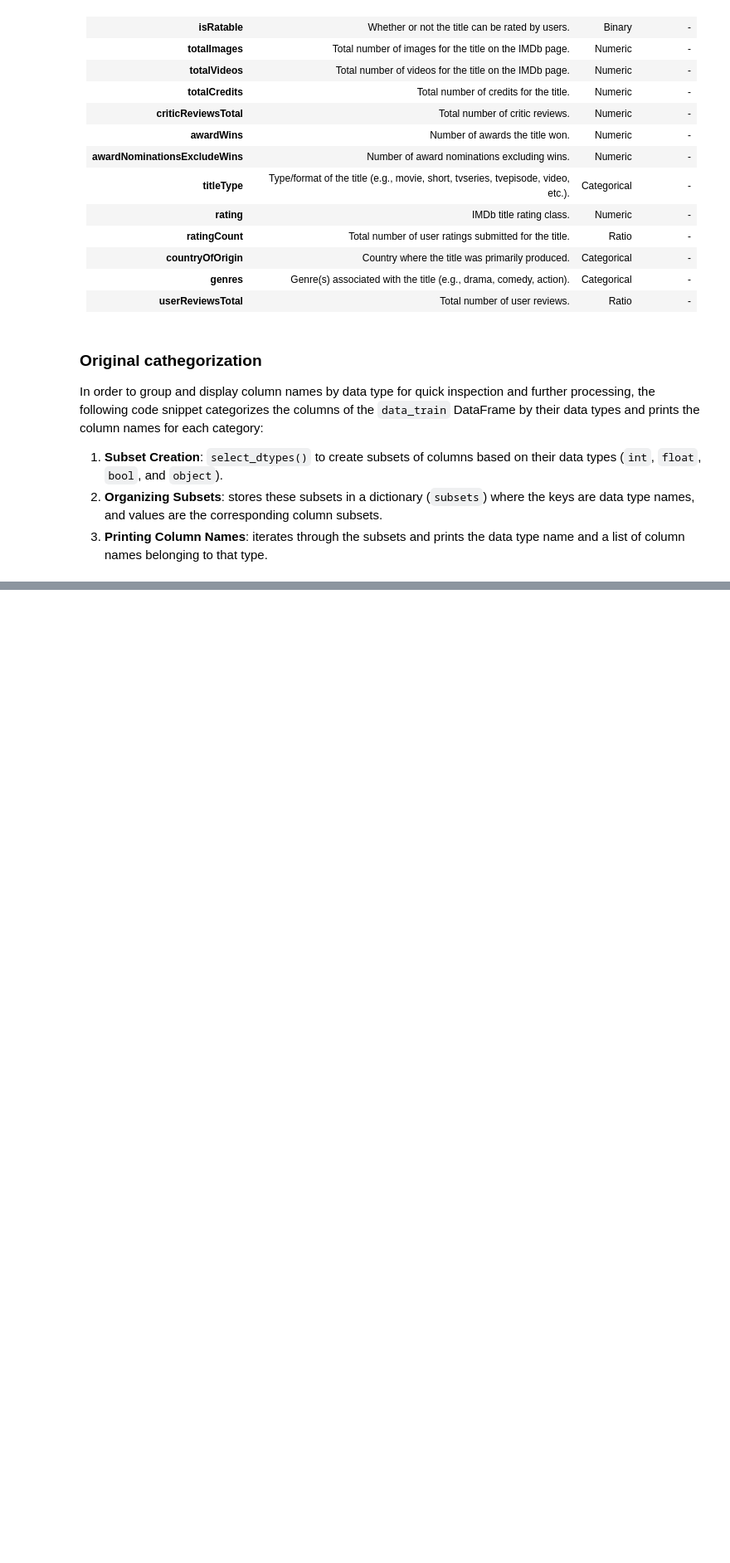
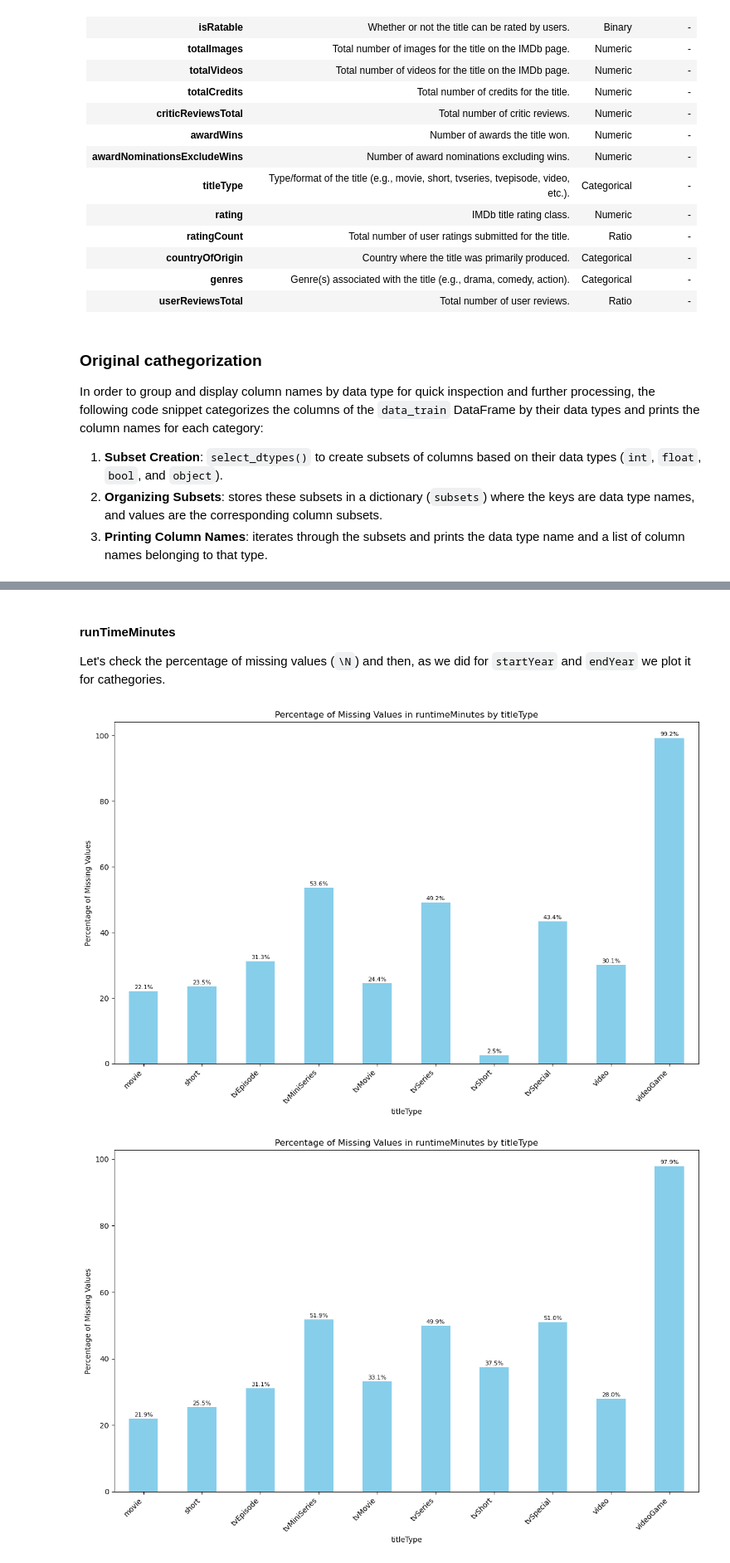
Before and after one commit to FrancescoCuria/IMDb-Data-Analytics, a Jupyter notebook: 00_data_understanding.ipynb, the cells around one changed output, grey strips where cells are left out. Shown at 83% size. Cells and saved outputs as stored; diff of their text form; code cells hidden in the pictures; blank space fills up the shorter version.

```diff
--- a/00_data_understanding.ipynb
+++ b/00_data_understanding.ipynb
@@ -1216,0 +479,54 @@ scaled_test.to_csv('clean data/scaled_test.csv', index=False)"""
+# %%
+data_test.drop('endYear', axis=1, inplace=True)
+data_train.drop('endYear', axis=1, inplace=True)
+# %% [markdown]
+#### runTimeMinutes
+Let's check the percentage of missing values (`\N`) and then, as we did for `startYear` and `endYear` we plot it for cathegories.
+# %%
+def analyze_missing_values(data, column_to_analyze, group_by_column):
+    """
+    Analyze missing values ('\\N') in a specific column and display the percentage of missing values grouped by another column.
+
+    Args:
+        data (pd.DataFrame): The input dataset containing various columns.
+        column_to_analyze (str): The column to analyze for missing values.
+        group_by_column (str): The column to group by when calculating missing values.
+    """
+    # Replace '\\N' with NaN for proper missing value handling
+    data.replace('\\N', np.nan, inplace=True)
+
+    # Ensure the columns exist in the dataset
+    if column_to_analyze not in data.columns:
+        raise ValueError(f"Column '{column_to_analyze}' not found in the dataset.")
+    if group_by_column not in data.columns:
+        raise ValueError(f"Group-by column '{group_by_column}' not found in the dataset.")
+
+    # Calculate the percentage of missing values for the specified column grouped by the group_by_column
+    grouped_missing = data.groupby(group_by_column).apply(
+        lambda x: x[column_to_analyze].isna().mean() * 100
+    )
+
+    # Plot the data
+    grouped_missing.plot(kind='bar', figsize=(12, 8), color="skyblue")
+    plt.title(f'Percentage of Missing Values in {column_to_analyze} by {group_by_column}')
+    plt.ylabel('Percentage of Missing Values')
+    plt.xlabel(group_by_column)
+    plt.xticks(rotation=45, ha='right')
+
+    # Add percentage labels to the bars
+    for p in plt.gca().patches:
+        if p.get_height() > 0:  # Only annotate non-zero bars
+            plt.gca().annotate(f'{p.get_height():.1f}%',
+                               (p.get_x() + p.get_width() / 2., p.get_height()),
+                               ha='center', va='center', fontsize=8, color='black', xytext=(0, 5),
+                               textcoords='offset points')
+
+    plt.tight_layout()
+    plt.show()
+
+# Example usage
+analyze_missing_values(data_train, 'runtimeMinutes', 'titleType')
+analyze_missing_values(data_test, 'runtimeMinutes', 'titleType')
+# %% [output]
+[figure, added]
+[figure, added]
```
Also changed, not shown: parts of 122 cells of this notebook, 21 other files.
